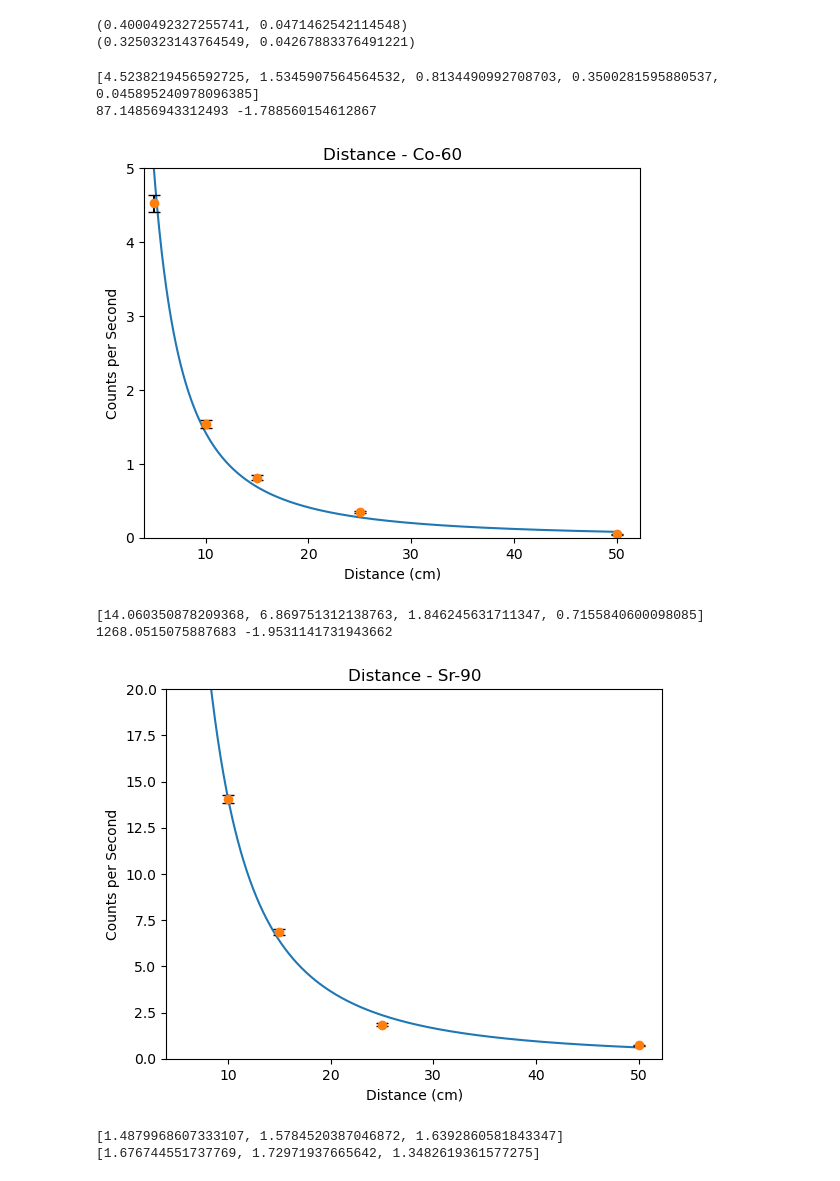
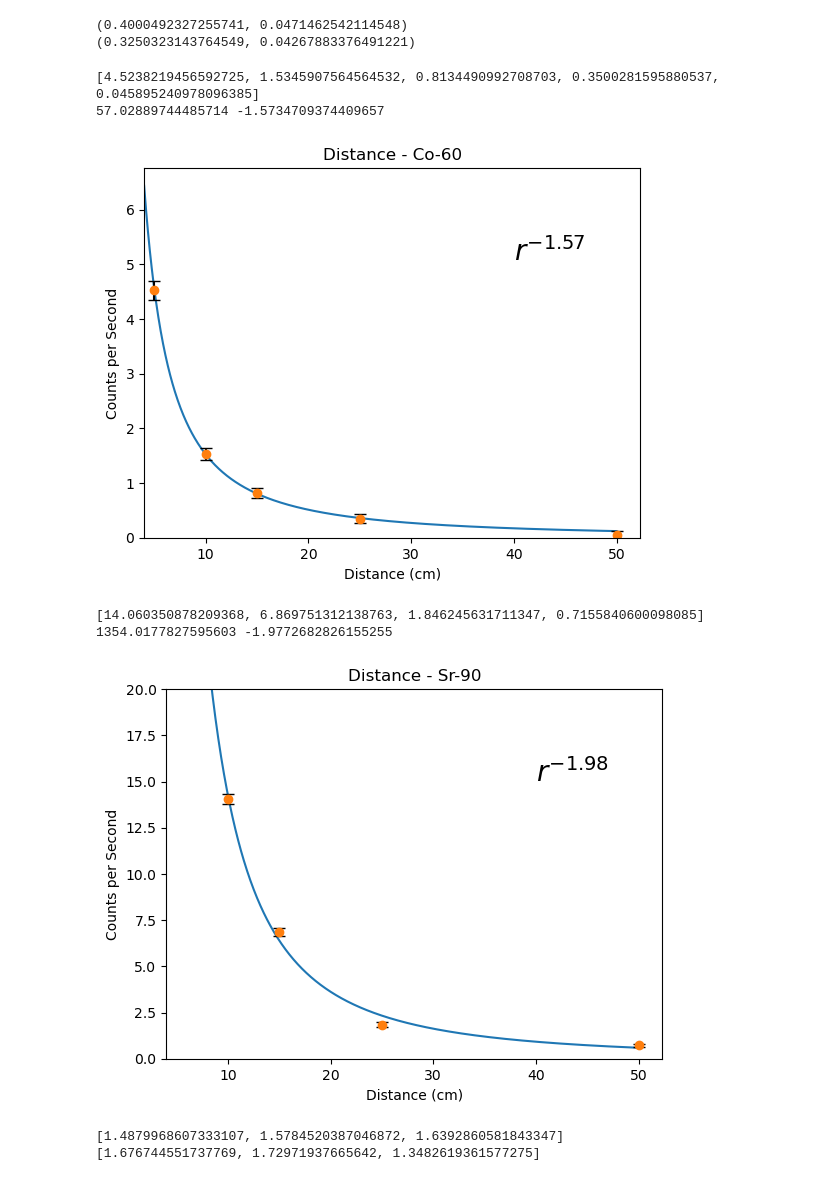
Before and after one commit to stimm78/Geiger_counter, a Jupyter notebook: geiger_counter/Data Analysis.ipynb, the cells around one changed output. Cells and saved outputs as stored; diff of their text form; code cells hidden in the pictures.

```diff
--- a/geiger_counter/Data Analysis.ipynb
+++ b/geiger_counter/Data Analysis.ipynb
@@ -43,34 +43,37 @@ print(a_background)
 # %%
 #Co60 Distance
 
 d_Co_folder = "Co60 Distance 2024May24/"
 
 d_Co = [5, 10, 15, 25, 50] #cm
 
 d_Co_rate = np.array([rate(file_to_deltas(d_Co_folder + "count_times_2024-05-24 165050.592981_Co60_5cm_ish.txt", False)),
                       rate(file_to_deltas(d_Co_folder + "count_times_2024-05-24 163254.035852_Co60_10cm.txt", False)),
                       rate(file_to_deltas(d_Co_folder + "count_times_2024-05-24 163720.962434_Co60_15cm.txt", False)),
                       rate(file_to_deltas(d_Co_folder + "count_times_2024-05-24 164107.980171_Co60_25cm.txt", False)),
-                      rate(file_to_deltas(d_Co_folder + "count_times_2024-05-24 164502.735197_Co60_50cm.txt", False))]) - d_background
+                      rate(file_to_deltas(d_Co_folder + "count_times_2024-05-24 164502.735197_Co60_50cm.txt", False))]) #- d_background
+d_Co_rate[:,0] -= d_background[0]
+d_Co_rate[:,1] = [np.sqrt((i ** 2) + (d_background[1] ** 2)) for i in d_Co_rate[:,1]]
 print([i[0] for i in d_Co_rate])
 
 Co_A, Co_B = curve_fit(linreg, np.log(d_Co), np.log([i[0] for i in d_Co_rate]), sigma=np.divide([i[1] for i in d_Co_rate], [i[0] for i in d_Co_rate]))[0]
 print(np.e ** Co_A, Co_B)
 
 d_x = np.linspace(4, 50, 1000)
 plt.plot(d_x, (np.e ** Co_A) * (np.array(d_x) ** Co_B))
 plt.errorbar(d_Co, [i[0] for i in d_Co_rate], yerr=[i[1] for i in d_Co_rate], fmt='o', ecolor='black', capsize=4)
 plt.xlim(left=4)
-plt.ylim(bottom=0, top=5)
+plt.ylim(bottom=0)
 plt.title("Distance - Co-60")
 plt.xlabel("Distance (cm)")
 plt.ylabel("Counts per Second")
+plt.text(40, plt.ylim()[1] * 3 / 4, "$r^{-1.57}$", fontsize=20)
 plt.savefig("Plots/Co60Distance")
 plt.show()
 # %% [output]
 [4.5238219456592725, 1.5345907564564532, 0.8134490992708703, 0.3500281595880537, 0.045895240978096385]
-87.14856943312493 -1.788560154612867
+57.02889744485714 -1.5734709374409657
-[figure, old version]
+[figure, new version]
 # %%
 #Sr90 Distance
 
@@ -81,7 +84,9 @@ d_Sr = [10, 15, 25, 50] #cm
 d_Sr_rate = np.array([rate(file_to_deltas(d_Sr_folder + "count_times_2024-05-24 161144.984493_Sr90_10cm.txt", False)),
              rate(file_to_deltas(d_Sr_folder + "count_times_2024-05-24 162404.319393_Sr90_15cm.txt", False)),
              rate(file_to_deltas(d_Sr_folder + "count_times_2024-05-24 161840.044053_Sr90_25cm.txt", False)),
-             rate(file_to_deltas(d_Sr_folder + "count_times_2024-05-24 162801.264830_Sr90_50cm.txt", False))]) - d_background
+             rate(file_to_deltas(d_Sr_folder + "count_times_2024-05-24 162801.264830_Sr90_50cm.txt", False))])
+d_Sr_rate[:,0] -= d_background[0]
+d_Sr_rate[:,1] = [np.sqrt((i ** 2) + (d_background[1] ** 2)) for i in d_Sr_rate[:,1]]
 print([i[0] for i in d_Sr_rate])
 
 Sr_A, Sr_B = curve_fit(linreg, np.log(d_Sr), np.log([i[0] for i in d_Sr_rate]), sigma=np.divide([i[1] for i in d_Sr_rate], [i[0] for i in d_Sr_rate]))[0]
@@ -94,12 +99,13 @@ plt.ylim(bottom=0, top=20)
 plt.title("Distance - Sr-90")
 plt.xlabel("Distance (cm)")
 plt.ylabel("Counts per Second")
+plt.text(40, plt.ylim()[1] * 3 / 4, "$r^{-1.98}$", fontsize=20)
 plt.savefig("Plots/Sr90Distance")
 plt.show()
 # %% [output]
 [14.060350878209368, 6.869751312138763, 1.846245631711347, 0.7155840600098085]
-1268.0515075887683 -1.9531141731943662
+1354.0177827595603 -1.9772682826155255
-[figure, old version]
+[figure, new version]
 # %%
 a = np.array([1, 2, 3])
 
```
Also changed, not shown: parts of 4 cells of this notebook, 6 other files.
